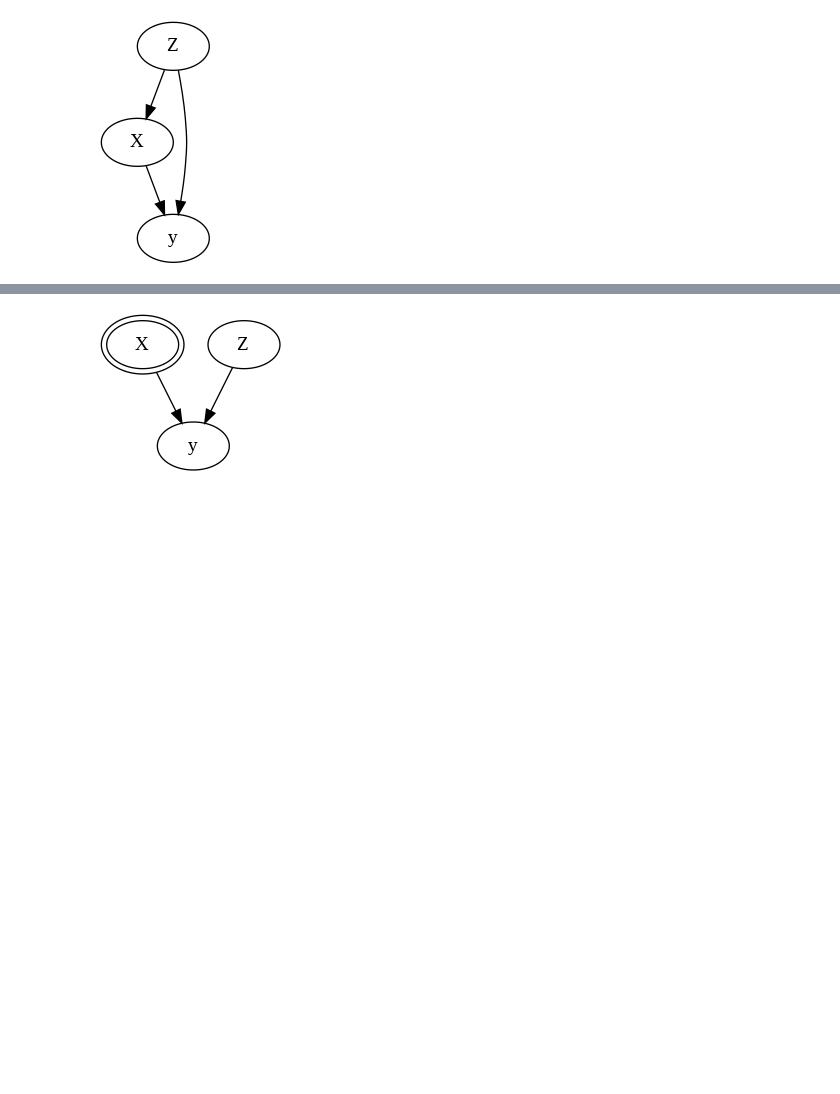
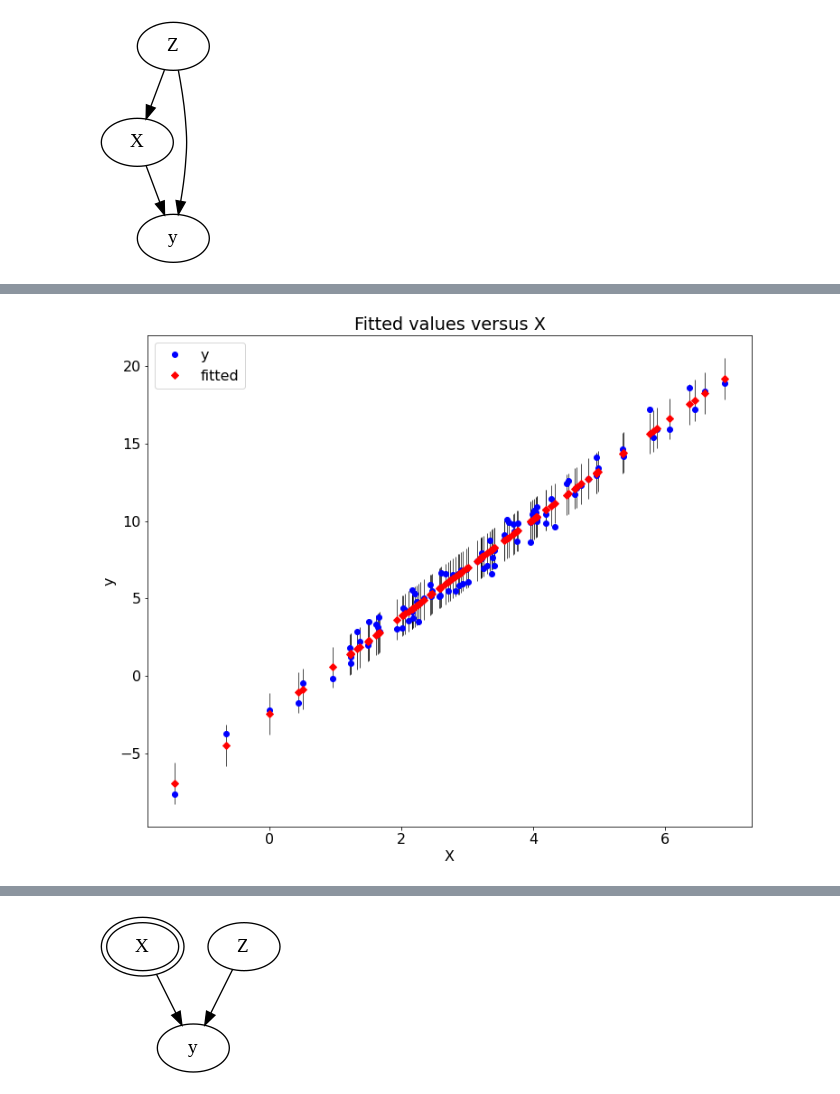
Before and after one commit to RoetGer/applied-causality-booklet, a Jupyter notebook: causality_basics.ipynb, the cells around one changed output, grey strips where cells are left out. Saved outputs shown, nothing was run; the diff lists cells and outputs as text; code cells hidden in the pictures; blank space fills up the shorter version.

```diff
--- a/causality_basics.ipynb
+++ b/causality_basics.ipynb
@@ -174,0 +175,3 @@ data.plot.scatter('Z', 'y')
+# %%
+mdl = sm.OLS(endog=data.y, exog=sm.add_constant(data.X)).fit()
+mdl.summary()
@@ -174,0 +198,4 @@ data.plot.scatter('Z', 'y')
+# %%
+sm.graphics.plot_fit(mdl, exog_idx='X');
+# %% [output]
+[figure, added]
```
Also changed, not shown: parts of 17 cells of this notebook.
